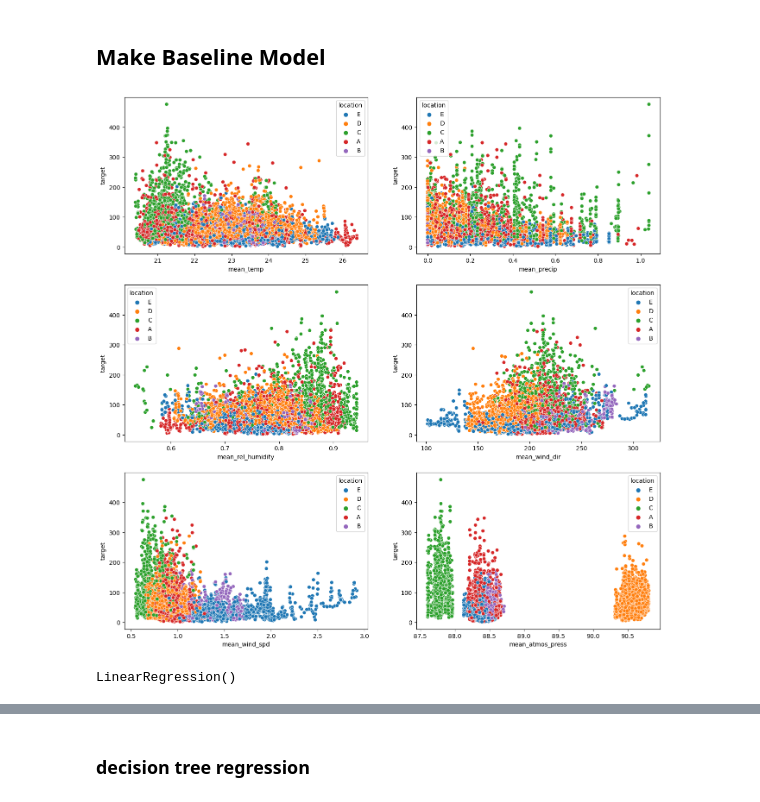
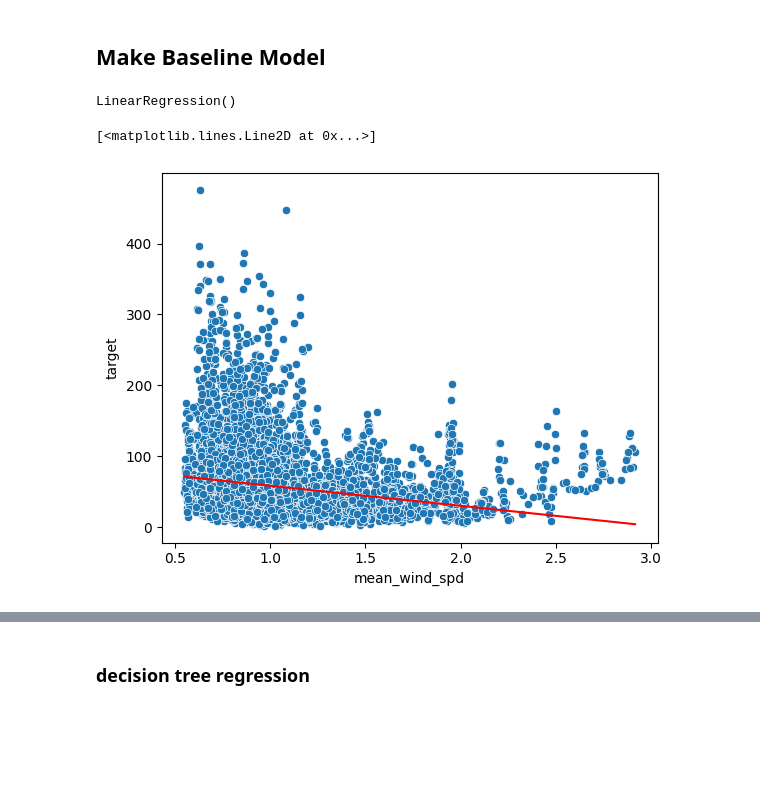
Before and after one commit to markus-baden/ml-project-air-quality, a Jupyter notebook: air_quality_prediction.ipynb, the cells around one changed output, grey strips where cells are left out. Saved outputs shown, nothing was run; the diff lists cells and outputs as text; code cells hidden in the pictures; blank space fills up the shorter version.

```diff
--- a/air_quality_prediction.ipynb
+++ b/air_quality_prediction.ipynb
@@ -91,15 +213,3 @@ for feat in features:
-# %%
-import seaborn as sns
-import matplotlib.pyplot as plt
-
-fig,ax = plt.subplots(3,2,figsize=(16,16))
-count=0
-for feat in baseline_features:
-    sns.scatterplot(x=X_train[feat], y=y_train, hue=X_train.location,
-                    ax=ax[int(count/2)][count%2])
-    count += 1
-# %% [output]
-[figure, removed]
 # %%
 #make linear regression with mean of the 6 features
 # Instantiate our model
@@ -109,6 +219,22 @@ lin_reg = LinearRegression()
 lin_reg.fit(X_train[baseline_features], y_train)
 # %% [output]
 LinearRegression()
+# %%
+import seaborn as sns
+import matplotlib.pyplot as plt
+
+# plot datapoints for mean wind speed and the baseline model
+
+b0 = lin_reg.intercept_
+b1 = lin_reg.coef_[0]
+line_x = np.linspace(X_train.mean_wind_spd.min(), X_train.mean_wind_spd.max(), 200)
+line_y = (line_x * b1) + b0
+
+sns.scatterplot(x=X_train['mean_wind_spd'], y=y_train)
+plt.plot(pd.DataFrame(line_y, line_x), 'r')
+# %% [output]
+[<matplotlib.lines.Line2D at 0x...>]
+[figure, added]
 # %%
 #calculate predicted values of the baseline model and r2 score
 y_train_pred_base=lin_reg.predict(X_train[baseline_features])
```
Also changed, not shown: parts of 73 cells of this notebook, 2 other files.
